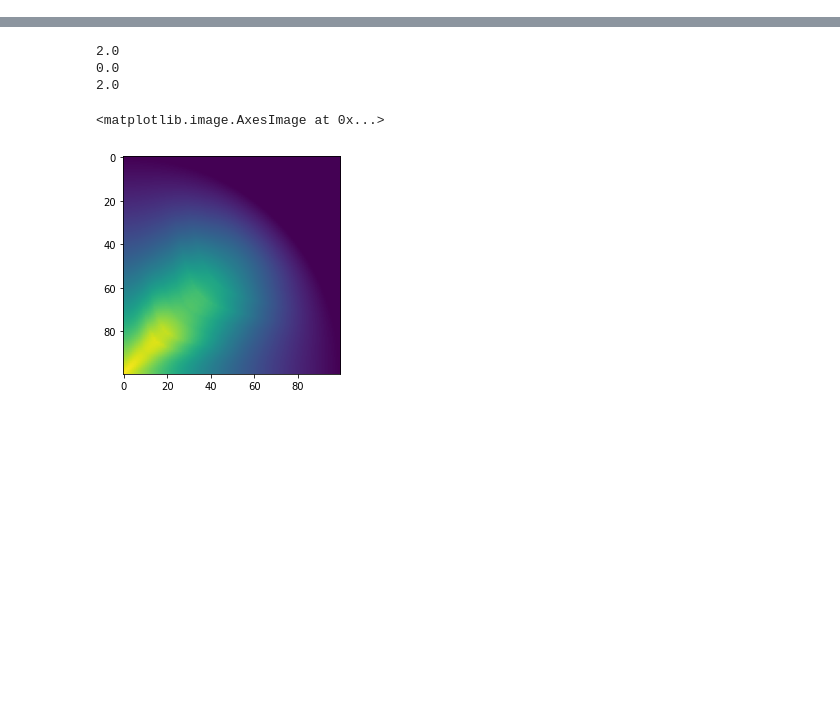
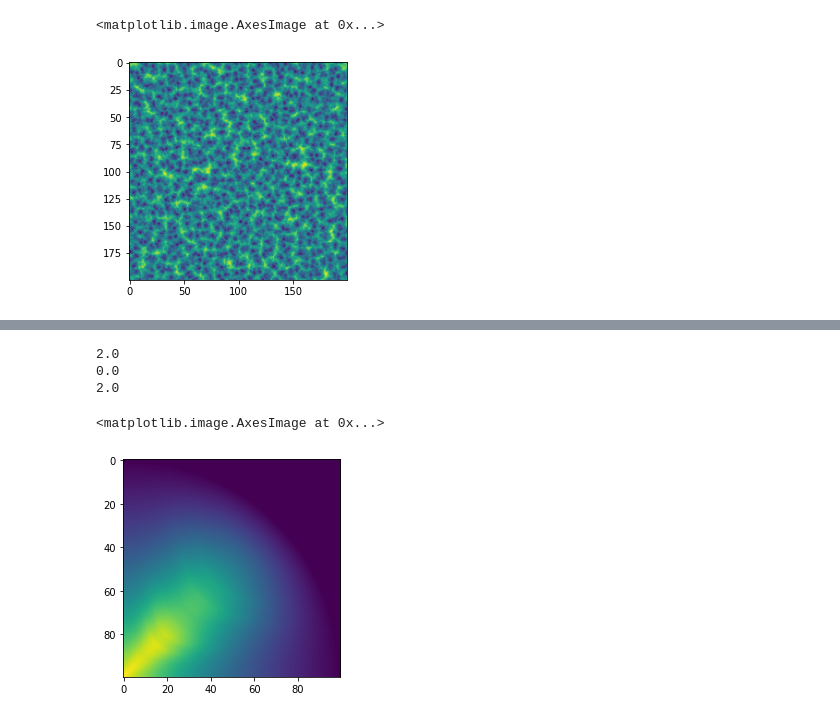
Before and after one commit to EddieMcT/Map_Generator, a Jupyter notebook: landscape generator.ipynb, the cells around one changed output, grey strips where cells are left out. Saved outputs shown, nothing was run; the diff lists cells and outputs as text; code cells hidden in the pictures; blank space fills up the shorter version.

```diff
--- a/landscape generator.ipynb
+++ b/landscape generator.ipynb
@@ -21,0 +29,5 @@ my_mountain = mountain(1,2, erosion=0, size=2)
+# %%
+plt.imshow(Z)
+# %% [output]
+<matplotlib.image.AxesImage at 0x...>
+[figure, added]
```
Also changed, not shown: parts of 9 cells of this notebook, 2 other files.
